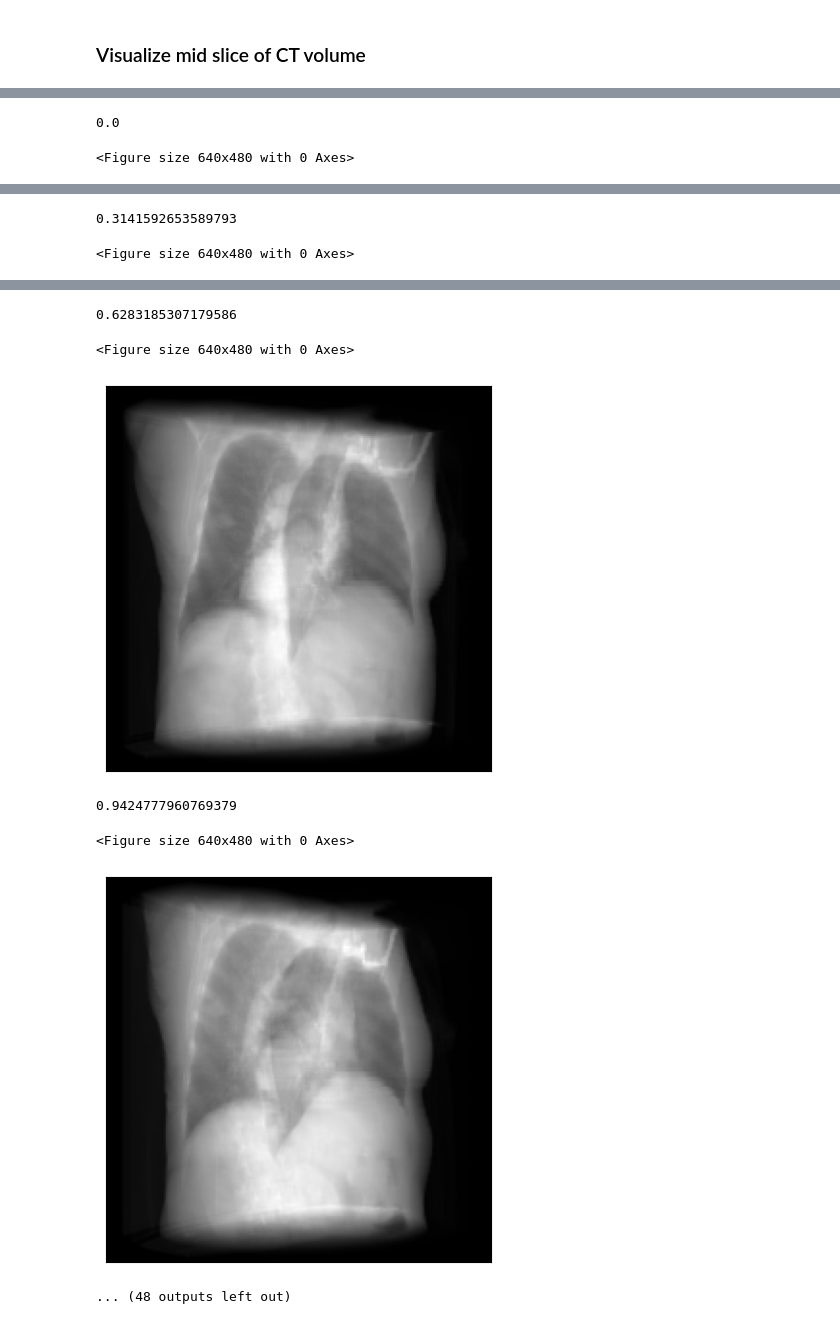
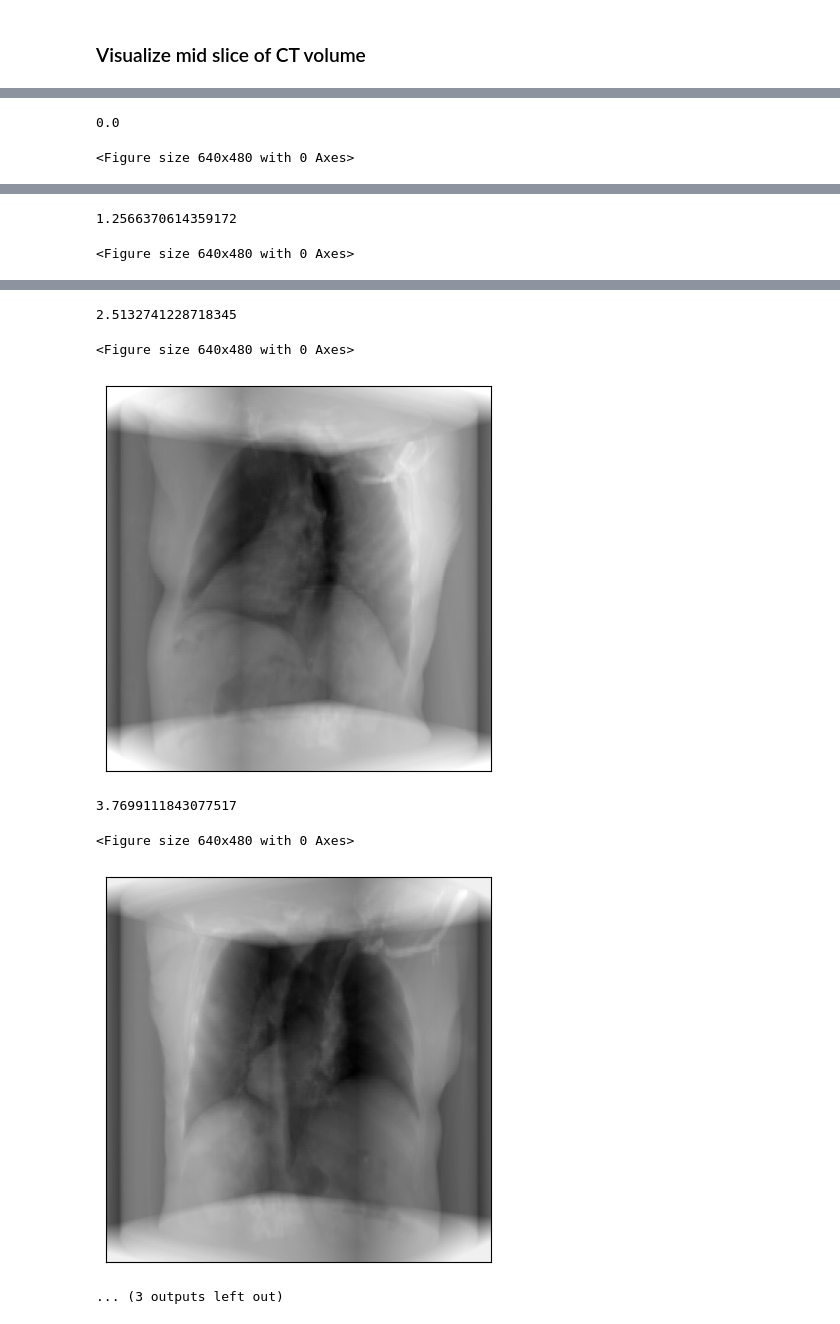
Before and after one commit to khuongdb/rxtool-lidc, a Jupyter notebook: Create_DBB.ipynb, the cells around one changed output, grey strips where cells are left out. Drawn from its saved outputs; the diff is of its cells as text; code cells hidden in the pictures.

```diff
--- a/Create_DBB.ipynb
+++ b/Create_DBB.ipynb
@@ -22,13 +32,8 @@ When running the code below, if getting errors such as np.bool not found or np.i
 
 - replace *np.bool* by *bool*
 # %%
-# Query for all CT scans with desired traits.
-scans = pl.query(pl.Scan).filter(pl.Scan.slice_thickness <= 1,
-                                 pl.Scan.pixel_spacing <= 0.6)
-print(scans.count())
-# => 31
-
-pid = 'LIDC-IDRI-0078' # patient ID
+### to generate the complete dataset, the code below has to be looped over all patients IDs
+pid = 'LIDC-IDRI-0001' # patient ID
 scan = pl.query(pl.Scan).filter(pl.Scan.patient_id == pid).first() # scan class instance for patient ID
 # %%
 vol = scan.to_volume() # creating numpy array with scan volume
@@ -112,14 +97,25 @@ plt.show()
 # %%
-N_views = 20
+## create drr object from CT
+drr = DRR(
+    vol,      # The CT volume as a numpy array
+    spacing,     # Voxel dimensions of the CT
+    sdr=sdr,   # Source-to-detector radius (half of the source-to-detector distance)
+    height=height,  # Height of the DRR (if width is not seperately provided, the generated image is square)
+    delx=delx,    # Pixel spacing (in mm)
+).to(device)
+
+### create drr images using drr object for N_views. Each view is a rotation around the x axis of 360°/N_views from 0°
+N_views = 5
 for idx_x in range(N_views):
     rad_x = idx_x*2*torch.pi/N_views
     print(rad_x)
-    rotation = torch.tensor([[rad_x, 0.0 , torch.pi / 2]], device=device)
-    translation = torch.tensor([[bx, by, bz]], device=device)
+    rotation = torch.tensor([[rad_x, rot_y , rot_z]], device=device)
 
     # 📸 Also note that DiffDRR can take many representations of SO(3) 📸
     # For example, quaternions, rotation matrix, axis-angle, etc...
     img = drr(rotation, translation, parameterization="euler_angles", convention="ZYX")
+    ### here use your favorite tool to save the created xray images.
+    ##visualisation
     plt.figure()
     plot_drr(img, ticks=False)
     plt.show()
@@ -130,2 +126,2 @@ for idx_x in range(N_views):
-0.3141592653589793
+1.2566370614359172
 <Figure size 640x480 with 0 Axes>
@@ -133,7 +129,7 @@ for idx_x in range(N_views):
-0.6283185307179586
+2.5132741228718345
 <Figure size 640x480 with 0 Axes>
-[figure, old version]
+[figure, new version]
-0.9424777960769379
+3.7699111843077517
 <Figure size 640x480 with 0 Axes>
-[figure, old version]
+[figure, new version]
-... (48 outputs left out)
+... (3 outputs left out)
```
Also changed, not shown: parts of 29 cells of this notebook.
